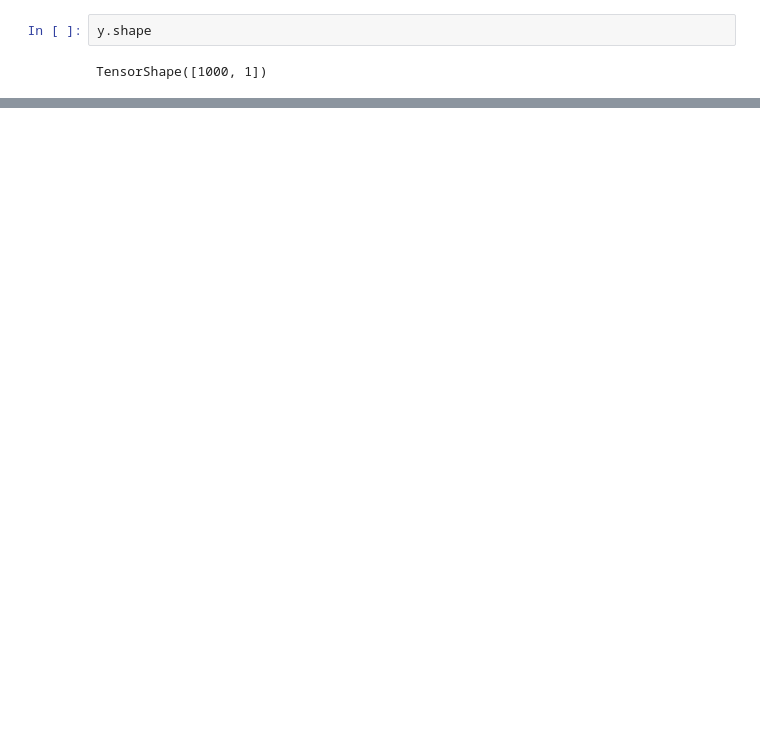
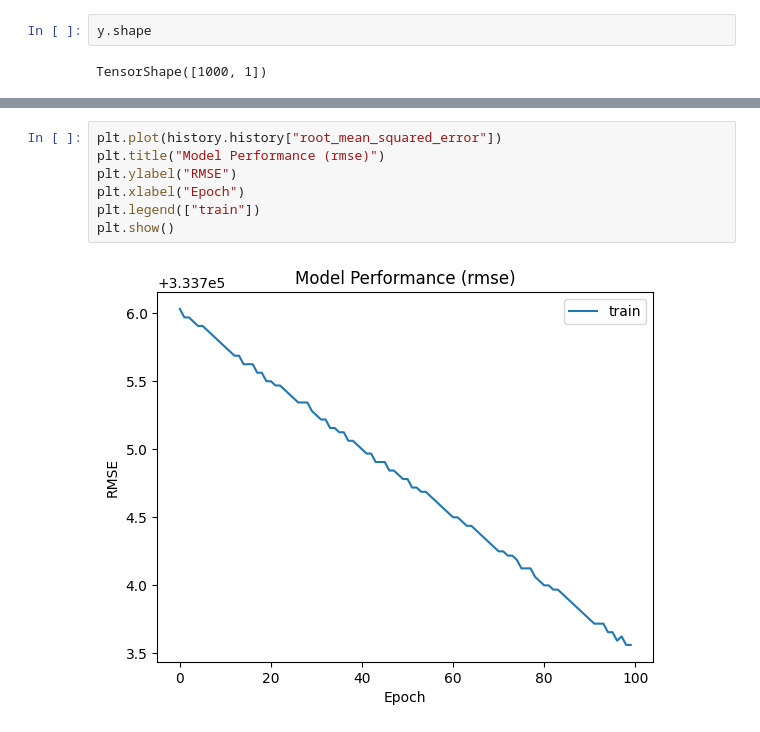
Before and after one commit to eubielaraujo/LinearRegressionSecondHandCarsPrice, a Jupyter notebook: Linear_Regression_Predicting_Price_of_Second_Hand_Cars.ipynb, the cells around one changed output, grey strips where cells are left out. Saved outputs shown, nothing was run; the diff lists cells and outputs as text; blank space fills up the shorter version.

```diff
--- a/Linear_Regression_Predicting_Price_of_Second_Hand_Cars.ipynb
+++ b/Linear_Regression_Predicting_Price_of_Second_Hand_Cars.ipynb
@@ -142,0 +137,9 @@ plt.show()
+# %%
+plt.plot(history.history["root_mean_squared_error"])
+plt.title("Model Performance (rmse)")
+plt.ylabel("RMSE")
+plt.xlabel("Epoch")
+plt.legend(["train"])
+plt.show()
+# %% [output]
+[figure, added]
```
Also changed, not shown: parts of 9 cells of this notebook.
